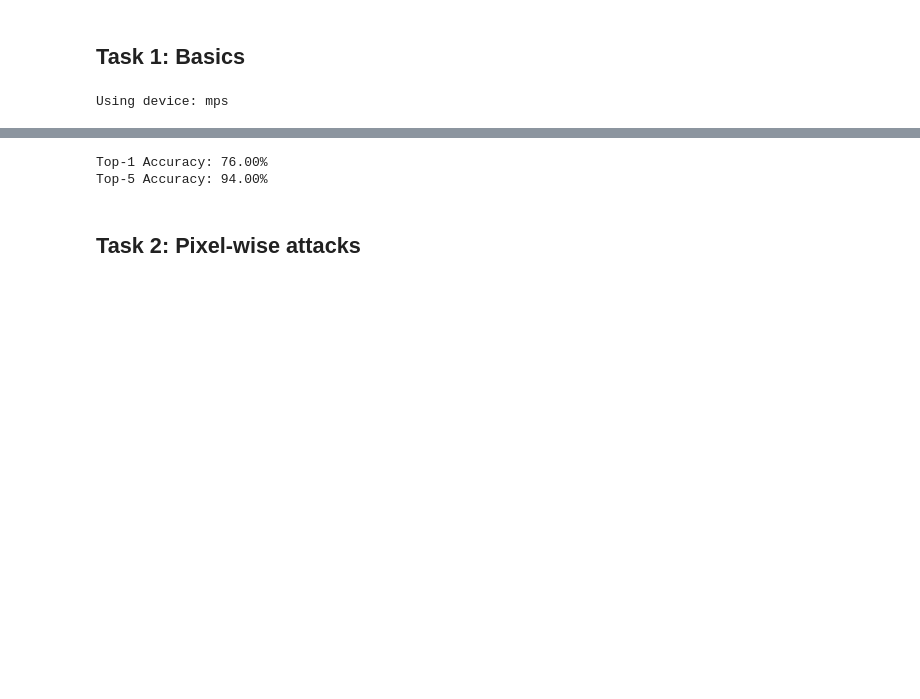
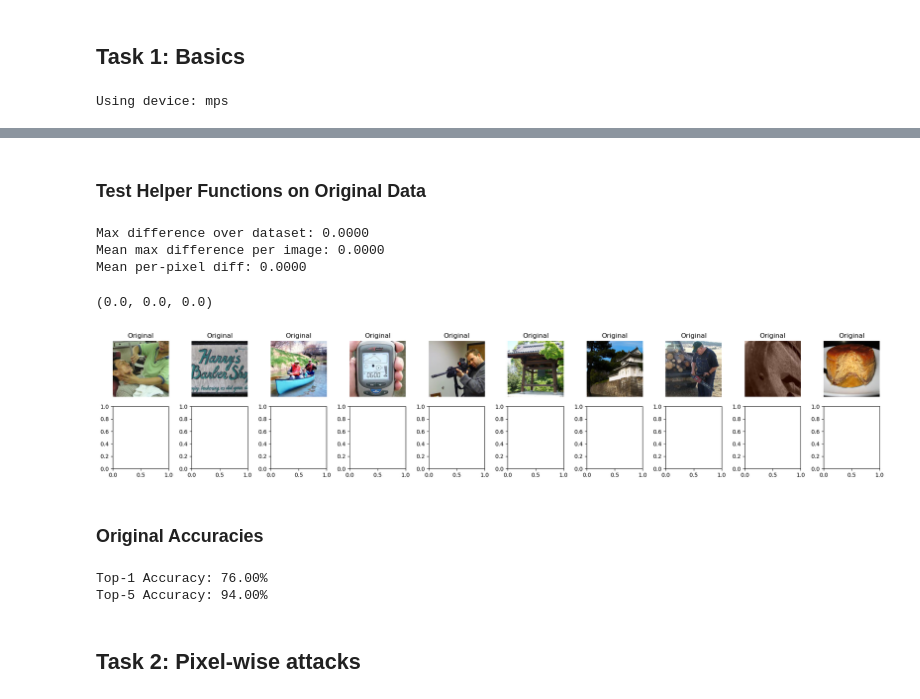
Before and after one commit to gauravkuwar/deep-learning-proj-3, a Jupyter notebook: main.ipynb, the cells around one changed output, grey strips where cells are left out. Saved outputs shown, nothing was run; the diff lists cells and outputs as text; code cells hidden in the pictures; blank space fills up the shorter version.

```diff
--- a/main.ipynb
+++ b/main.ipynb
@@ -78,3 +82,32 @@ def evaluate(model, dataset):
     print(f"Top-5 Accuracy: {top5_acc:.2f}%")
 
     return top1_acc, top5_acc
+# %%
+def unnormalize(img):
+    mean = torch.tensor(mean_norms).view(3, 1, 1)
+    std = torch.tensor(std_norms).view(3, 1, 1)
+    return torch.clamp(img * std + mean, 0, 1)
+# %%
+def compare_samples(org_dataset, adversarial_dataset=None):
+    idxs = random.sample(range(len(org_dataset)), 10)
+    fig, axes = plt.subplots(2, 10, figsize=(20, 4))
+
+    for i, idx in enumerate(idxs):
+        orig_img, _ = org_dataset[idx]
+        orig_img = unnormalize(orig_img)
+
+        # Plot
+        axes[0, i].imshow(orig_img.permute(1, 2, 0))
+        axes[0, i].set_title("Original")
+        axes[0, i].axis("off")
+
+        if adversarial_dataset:
+            adv_img, _ = adversarial_dataset[idx]
+            adv_img = unnormalize(adv_img)
+
+            axes[1, i].imshow(adv_img.permute(1, 2, 0))
+            axes[1, i].set_title("Adversarial")
+            axes[1, i].axis("off")
+
+    plt.tight_layout()
+    plt.show()
@@ -81,2 +134,19 @@ def evaluate(model, dataset):
+# %% [markdown]
+### Test Helper Functions on Original Data
+# %%
+# Original vs original: 0 because they are the same
+similarity_check(dataset, dataset)
+# %% [output]
+Max difference over dataset: 0.0000
+Mean max difference per image: 0.0000
+Mean per-pixel diff: 0.0000
+(0.0, 0.0, 0.0)
+# %%
+# Randomly sample images from original dataset
+compare_samples(dataset)
+# %% [output]
+[figure, added]
+# %% [markdown]
+### Original Accuracies
 # %%
 top1_acc, top5_acc = evaluate(pretrained_model, dataset)
```
Also changed, not shown: parts of 11 cells of this notebook.
